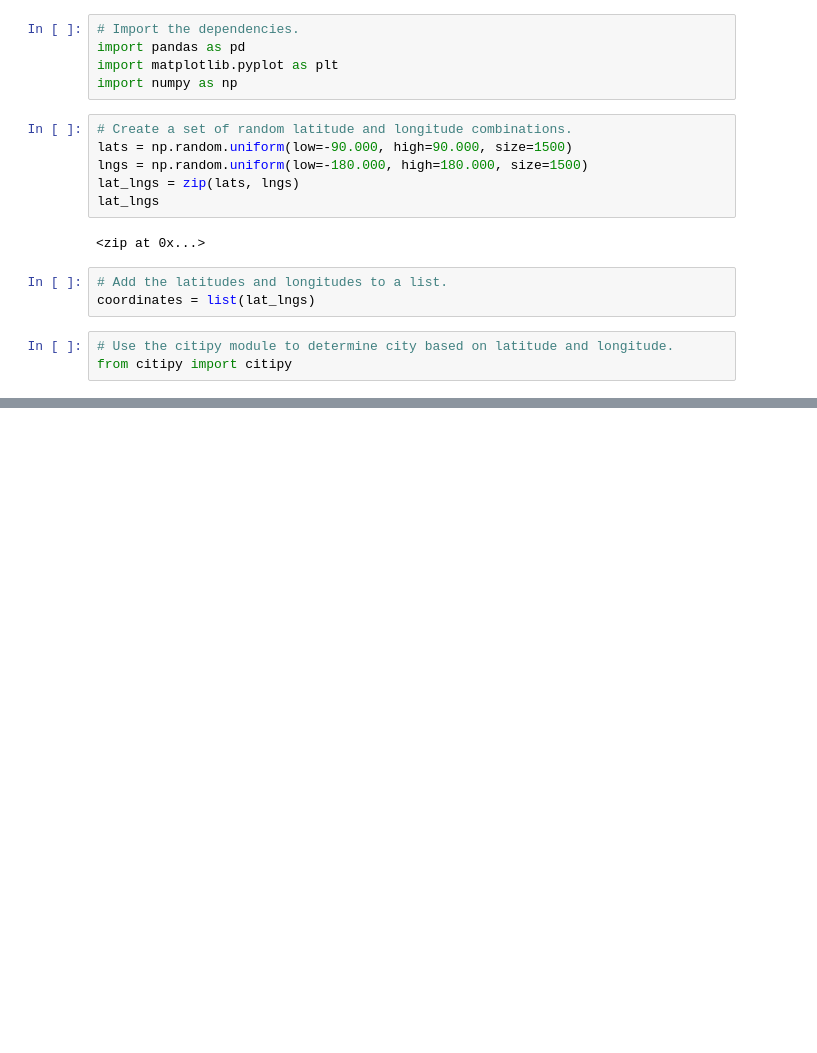
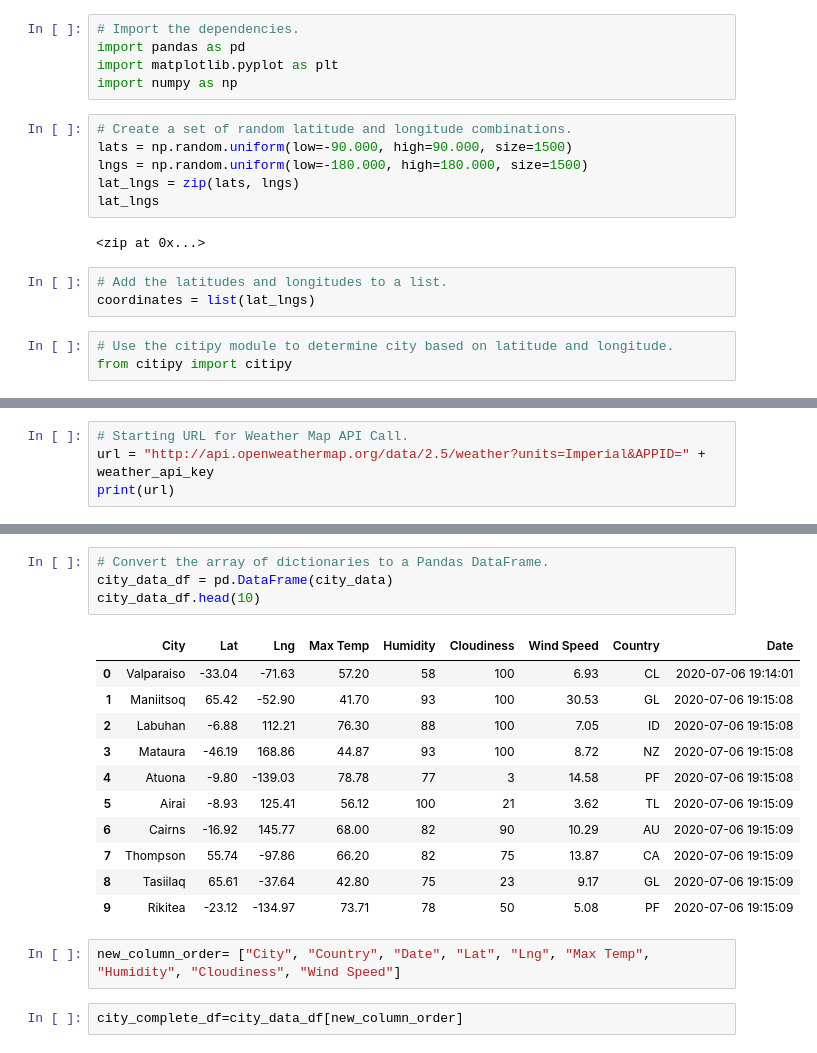
Before and after one commit to oshadiw/World_Weather_Analysis, a Jupyter notebook: WeatherPy.ipynb, the cells around one changed output, grey strips where cells are left out. Drawn from its saved outputs; the diff is of its cells as text; blank space fills up the shorter version.

Commit message:
modifying gitignore and adding Weatherpy file

```diff
--- a/WeatherPy.ipynb
+++ b/WeatherPy.ipynb
@@ -33,0 +66,4 @@ len(cities)
+# %%
+# Starting URL for Weather Map API Call.
+url = "http://api.openweathermap.org/data/2.5/weather?units=Imperial&APPID=" + weather_api_key
+print(url)
@@ -33,0 +152,20 @@ len(cities)
+# %%
+# Convert the array of dictionaries to a Pandas DataFrame.
+city_data_df = pd.DataFrame(city_data)
+city_data_df.head(10)
+# %% [output]
+|  | City | Lat | Lng | Max Temp | Humidity | Cloudiness | Wind Speed | Country | Date |
+| 0 | Valparaiso | -33.04 | -71.63 | 57.20 | 58 | 100 | 6.93 | CL | 2020-07-06 19:14:01 |
+| 1 | Maniitsoq | 65.42 | -52.90 | 41.70 | 93 | 100 | 30.53 | GL | 2020-07-06 19:15:08 |
+| 2 | Labuhan | -6.88 | 112.21 | 76.30 | 88 | 100 | 7.05 | ID | 2020-07-06 19:15:08 |
+| 3 | Mataura | -46.19 | 168.86 | 44.87 | 93 | 100 | 8.72 | NZ | 2020-07-06 19:15:08 |
+| 4 | Atuona | -9.80 | -139.03 | 78.78 | 77 | 3 | 14.58 | PF | 2020-07-06 19:15:08 |
+| 5 | Airai | -8.93 | 125.41 | 56.12 | 100 | 21 | 3.62 | TL | 2020-07-06 19:15:09 |
+| 6 | Cairns | -16.92 | 145.77 | 68.00 | 82 | 90 | 10.29 | AU | 2020-07-06 19:15:09 |
+| 7 | Thompson | 55.74 | -97.86 | 66.20 | 82 | 75 | 13.87 | CA | 2020-07-06 19:15:09 |
+| 8 | Tasiilaq | 65.61 | -37.64 | 42.80 | 75 | 23 | 9.17 | GL | 2020-07-06 19:15:09 |
+| 9 | Rikitea | -23.12 | -134.97 | 73.71 | 78 | 50 | 5.08 | PF | 2020-07-06 19:15:09 |
+# %%
+new_column_order= ["City", "Country", "Date", "Lat", "Lng", "Max Temp", "Humidity", "Cloudiness", "Wind Speed"]
+# %%
+city_complete_df=city_data_df[new_column_order]
```
Also changed, not shown: parts of 9 cells of this notebook, 2 other files.
